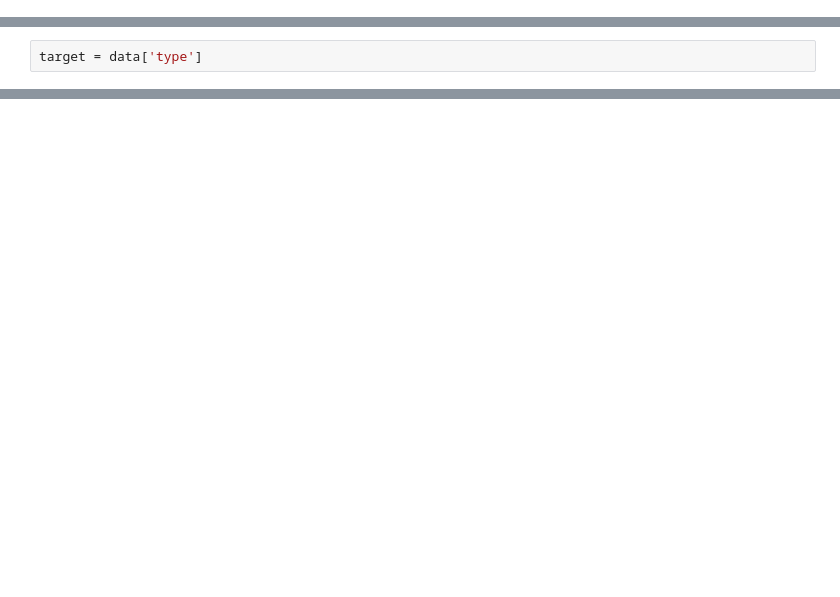
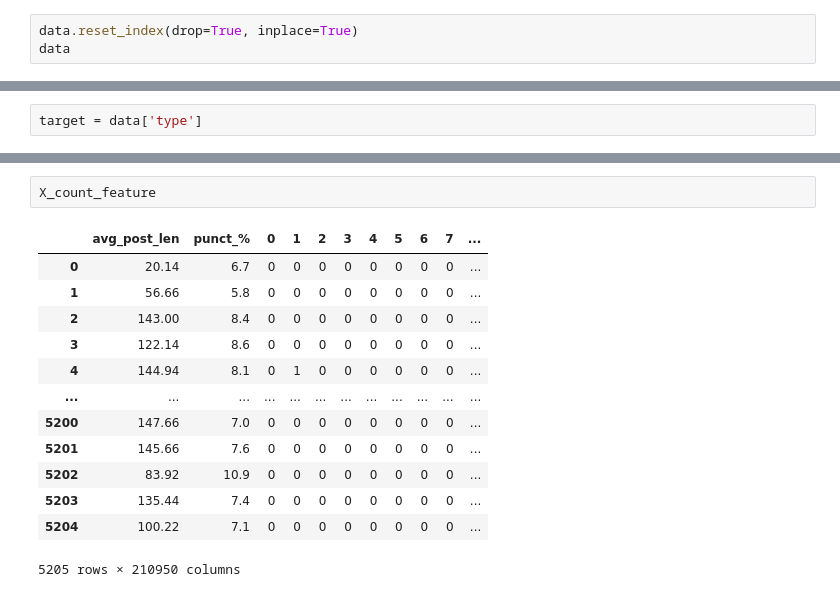
Before and after one commit to andrewzee23/personality_prediction, a Jupyter notebook: kristina/machine_learning.ipynb, the cells around one changed output, grey strips where cells are left out. Saved outputs shown, nothing was run; the diff lists cells and outputs as text; blank space fills up the shorter version.

```diff
--- a/kristina/machine_learning.ipynb
+++ b/kristina/machine_learning.ipynb
@@ -48,0 +73,3 @@ data.head()
+# %%
+data.reset_index(drop=True, inplace=True)
+data
@@ -85,0 +157,16 @@ target = data['type']
+# %%
+X_count_feature
+# %% [output]
+|  | avg_post_len | punct_% | 0 | 1 | 2 | 3 | 4 | 5 | 6 | 7 | ... |
+| 0 | 20.14 | 6.7 | 0 | 0 | 0 | 0 | 0 | 0 | 0 | 0 | ... |
+| 1 | 56.66 | 5.8 | 0 | 0 | 0 | 0 | 0 | 0 | 0 | 0 | ... |
+| 2 | 143.00 | 8.4 | 0 | 0 | 0 | 0 | 0 | 0 | 0 | 0 | ... |
+| 3 | 122.14 | 8.6 | 0 | 0 | 0 | 0 | 0 | 0 | 0 | 0 | ... |
+| 4 | 144.94 | 8.1 | 0 | 1 | 0 | 0 | 0 | 0 | 0 | 0 | ... |
+| ... | ... | ... | ... | ... | ... | ... | ... | ... | ... | ... | ... |
+| 5200 | 147.66 | 7.0 | 0 | 0 | 0 | 0 | 0 | 0 | 0 | 0 | ... |
+| 5201 | 145.66 | 7.6 | 0 | 0 | 0 | 0 | 0 | 0 | 0 | 0 | ... |
+| 5202 | 83.92 | 10.9 | 0 | 0 | 0 | 0 | 0 | 0 | 0 | 0 | ... |
+| 5203 | 135.44 | 7.4 | 0 | 0 | 0 | 0 | 0 | 0 | 0 | 0 | ... |
+| 5204 | 100.22 | 7.1 | 0 | 0 | 0 | 0 | 0 | 0 | 0 | 0 | ... |
+5205 rows × 210950 columns
```
Also changed, not shown: parts of 17 cells of this notebook.
